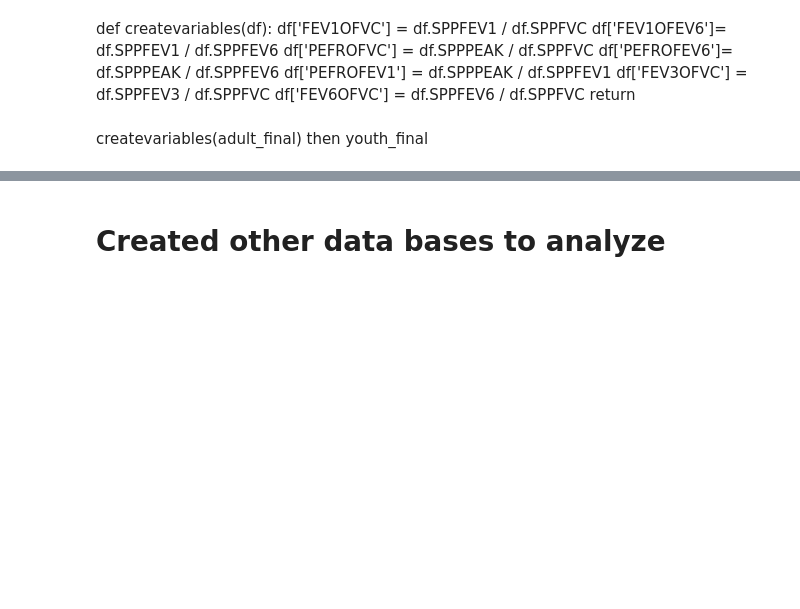
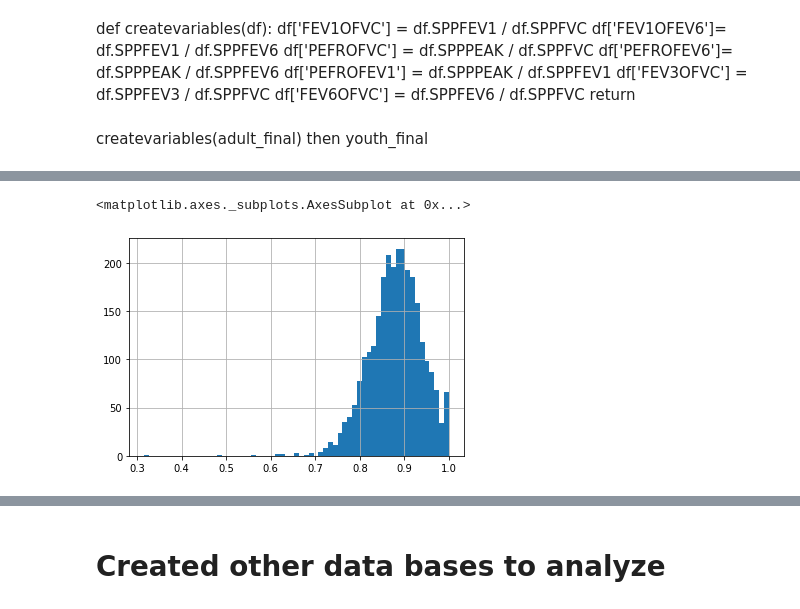
Before and after one commit to climatebrad/nhanes, a Jupyter notebook: nhanes.doug-Copy1.ipynb, the cells around one changed output, grey strips where cells are left out. Saved outputs shown, nothing was run; the diff lists cells and outputs as text; code cells hidden in the pictures; blank space fills up the shorter version.

```diff
--- a/nhanes.doug-Copy1.ipynb
+++ b/nhanes.doug-Copy1.ipynb
@@ -969,0 +1663,5 @@ adult_final.FEV1OFVC.hist(bins='auto')
+# %%
+youth_final.FEV1OFVC.hist(bins='auto')
+# %% [output]
+<matplotlib.axes._subplots.AxesSubplot at 0x...>
+[figure, added]
```
Also changed, not shown: parts of 260 cells of this notebook.
